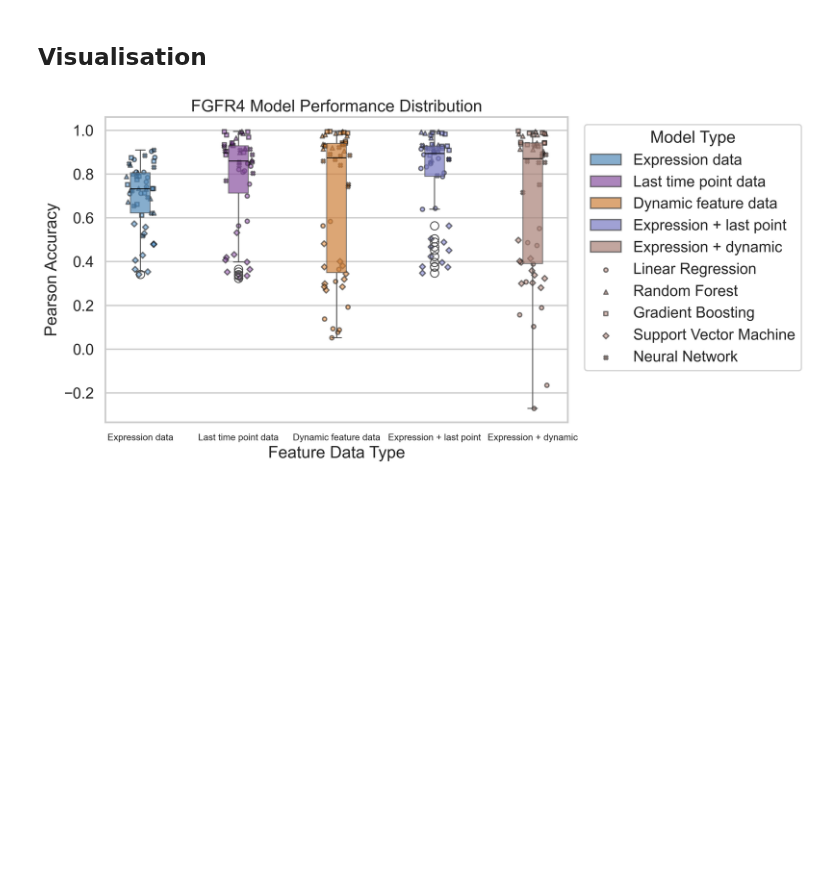
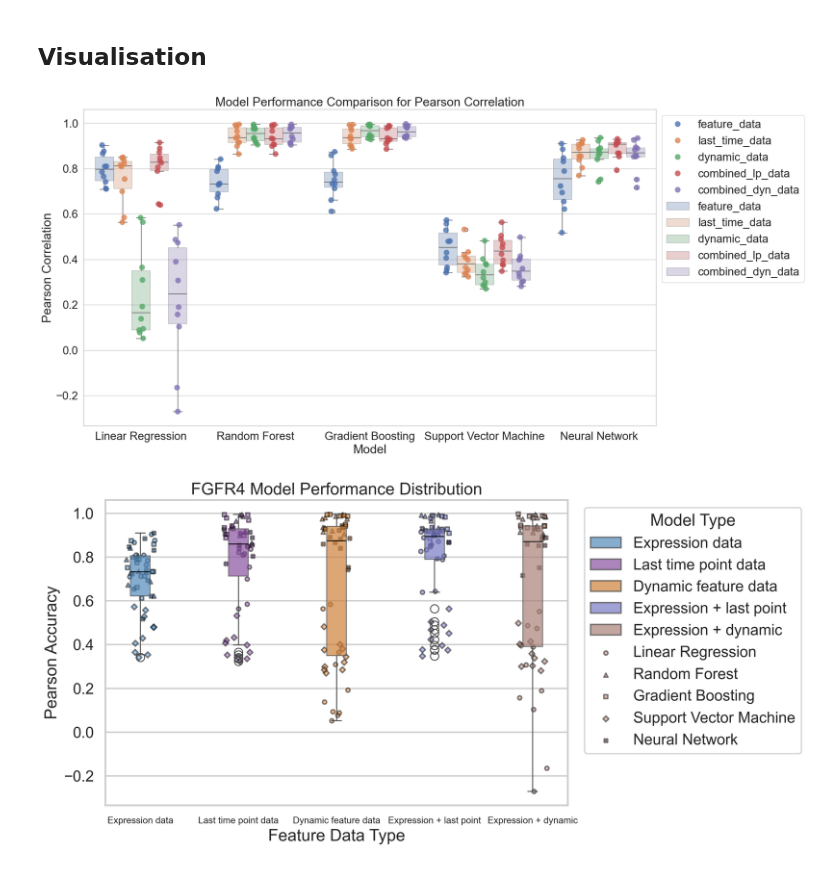
Before and after one commit to AnEvilBurrito/new-peak-project, a Jupyter notebook: src/notebooks/exp/exp20_fgfr4_model_prediction.ipynb, the cells around one changed output. Drawn from its saved outputs; the diff is of its cells as text; code cells hidden in the pictures; blank space fills up the shorter version.

```diff
--- a/src/notebooks/exp/exp20_fgfr4_model_prediction.ipynb
+++ b/src/notebooks/exp/exp20_fgfr4_model_prediction.ipynb
@@ -171,6 +171,32 @@ metric_df
 250 rows × 6 columns
 # %% [markdown]
 ## Visualisation
+# %%
+# create box plots for each model type and feature data type, plot for pearson correlation
+import matplotlib.pyplot as plt
+import seaborn as sns
+import matplotlib
+
+sns.set(rc={'figure.figsize':(18,10)})
+# make the font size bigger for labels and title, and axes labels
+sns.set(font_scale=1.8)
+sns.set_style("whitegrid")
+sns.stripplot(data=metric_df, x='Model', y='Pearson Correlation', hue='Feature Data', dodge=True, jitter=True, size=10, alpha=0.8)
+
+# display the mean value for each model and feature data type
+mean_vals = metric_df.groupby(['Model', 'Feature Data']).mean().reset_index()
+
+
+# make a transparent box plot, without using the alpha parameter
+sns.boxplot(data=metric_df, x='Model', y='Pearson Correlation', hue='Feature Data')
+for patch in plt.gca().patches:
+    patch.set_alpha(0.3)
+
+plt.title('Model Performance Comparison for Pearson Correlation')
+plt.legend(loc='upper left', bbox_to_anchor=(1, 1))
+plt.show()
+# %% [output]
+[figure, added]
 # %%
 import matplotlib.pyplot as plt
 import seaborn as sns
```
Also changed, not shown: 11 other files.
